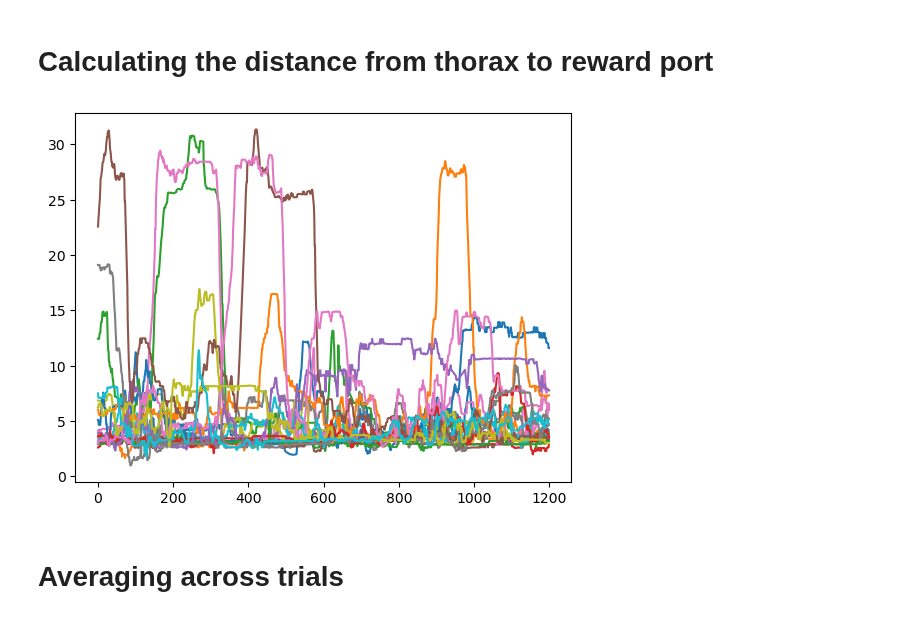
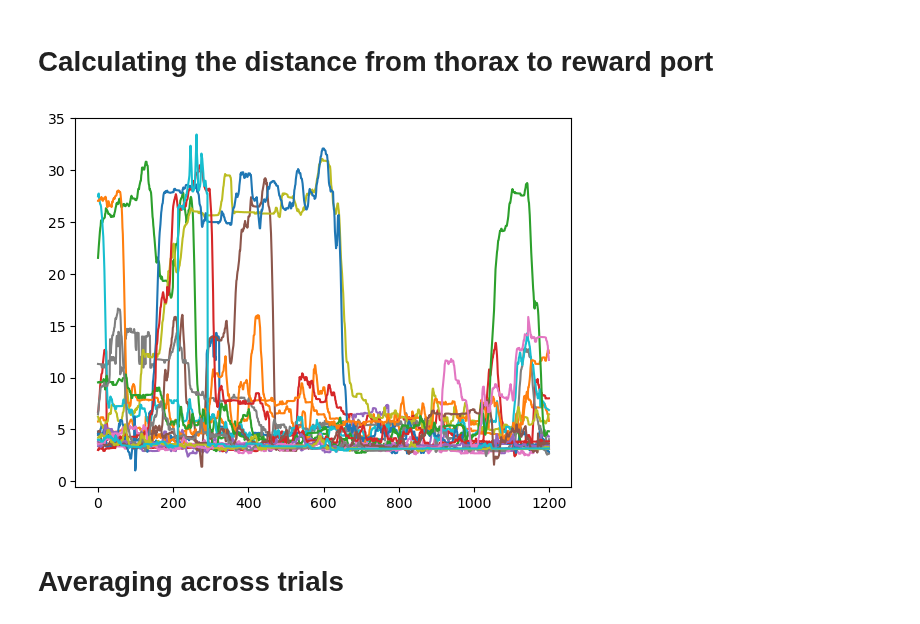
Before and after one commit to padillacoreanolab/dominance_strain_comparison, a Jupyter notebook: results/2023_05_02_rc_sleap_analysis/tone_distance_analysis.ipynb, the cells around one changed output. Saved outputs shown, nothing was run; the diff lists cells and outputs as text; code cells hidden in the pictures.

```diff
--- a/results/2023_05_02_rc_sleap_analysis/tone_distance_analysis.ipynb
+++ b/results/2023_05_02_rc_sleap_analysis/tone_distance_analysis.ipynb
@@ -317,11 +317,11 @@ tone_start_df["thorax_to_reward_port_tone_slices_subj_1"] = tone_start_df.apply(
 tone_start_df["thorax_to_reward_port_tone_slices_subj_2"] = tone_start_df.apply(lambda row:  np.vstack([row["thorax_to_reward_port_distance_subj_2"][tone_frame-frame_range:tone_frame+frame_range] for tone_frame in row["all_tone_frame"] if tone_frame <= row["thorax_to_reward_port_distance_subj_2"].shape[0]]), axis=1)
 # %%
 # Iterate over each row in the array
-for i, row in enumerate(tone_start_df["thorax_to_reward_port_tone_slices_subj_1"].iloc[0]):
+for i, row in enumerate(tone_start_df["thorax_to_reward_port_tone_slices_subj_1"].iloc[4]):
     # Plot the row data
     plt.plot(row, label=f'Line {i+1}')
 # %% [output]
-[figure, old version]
+[figure, new version]
 # %% [markdown]
 # Averaging across trials
 # %%
```
Also changed, not shown: parts of 7 cells of this notebook, 8 other files.
